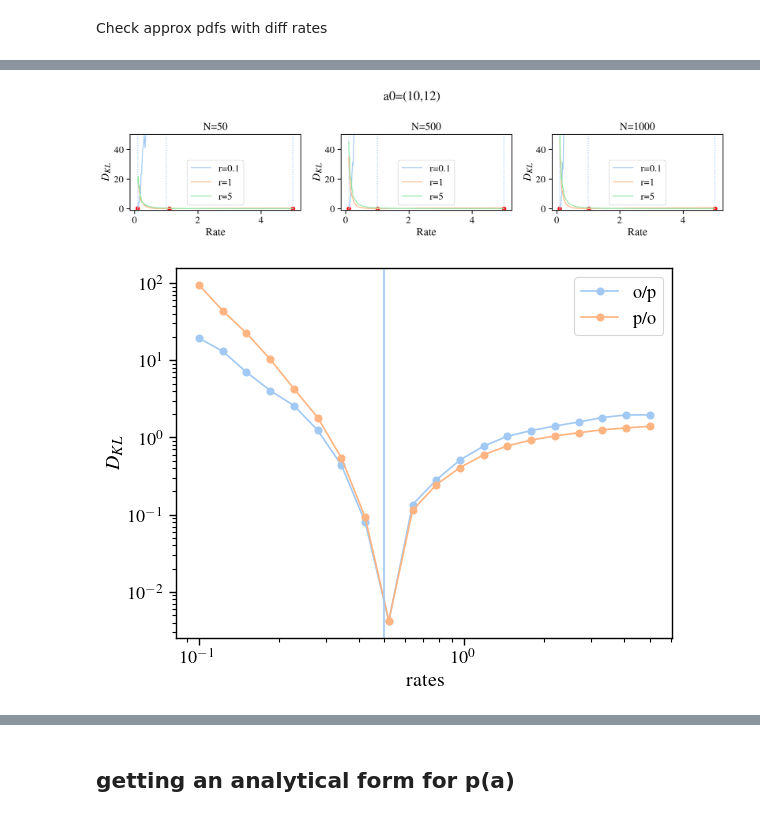
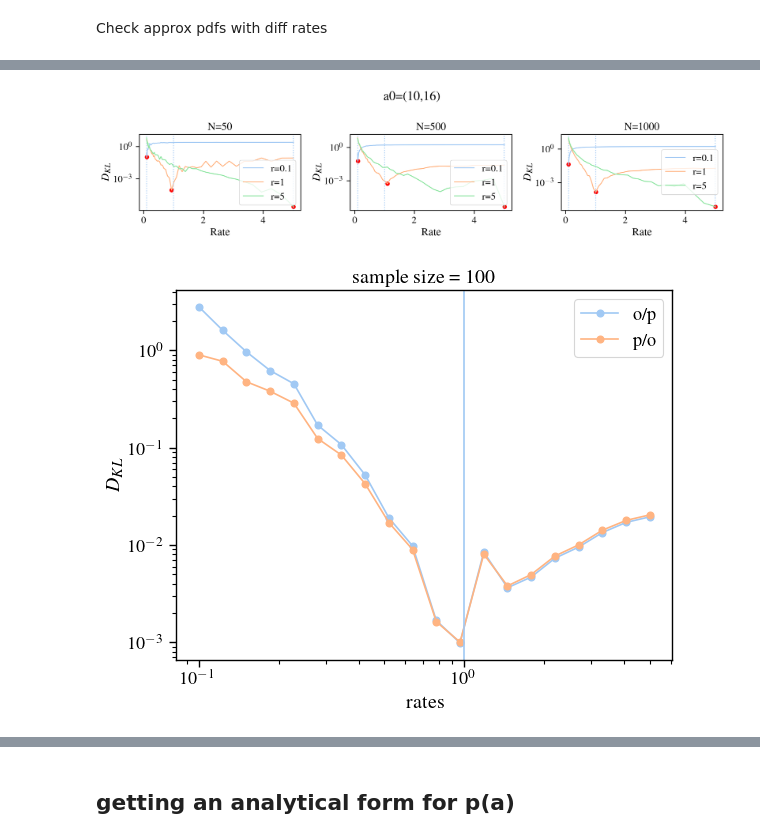
Before and after one commit to insepien/dftime, a Jupyter notebook: analytics.ipynb, the cells around one changed output, grey strips where cells are left out. Saved outputs shown, nothing was run; the diff lists cells and outputs as text; code cells hidden in the pictures.

```diff
--- a/analytics.ipynb
+++ b/analytics.ipynb
@@ -231,16 +260,26 @@ def KL_mock(trueRate, sampleSize, amin=2, amax=5, mbh=1e8,t=1,kde_h=1):
     # sample rates
     rates = np.logspace(-1,0.7,50)
     dKLs = []
+    # define smaller af range
+    af_cut_min = amin+2
+    af_cut_max = af_from_a0(np.array([amax]),mbh,t,rates[-1])
     for r in rates:
         # predict af
         af_pred = af_from_a0(a0=a0_obs,mbh=mbh,t=t,R=r)
+
+        # cut af to a smaller range
+        af_mask = lambda af: (af>af_cut_min) & (af<af_cut_max)
+        af_pred_cut = af_pred[af_mask(af_pred)]
+        af_obs_cut = af_obs[af_mask(af_obs)]
+
         # convert to pdf
         af_max = np.max([af_obs,af_pred])
         a = np.linspace(0,af_max+3,200,endpoint=True)
-        p_obs = scp_kde(af_obs,a,h=kde_h)
-        p_pred = scp_kde(af_pred,a,h=kde_h)
+        p_pred_cut = scp_kde(af_pred_cut,a,h=kde_h)
+        p_obs_cut = scp_kde(af_obs_cut,a,h=kde_h)
+
         # calculate KL div
-        dKL = div_KL(p_obs,p_pred)
+        dKL = div_KL(p_obs_cut,p_pred_cut)
         dKLs.append(dKL)
     return rates, dKLs
 
@@ -259,57 +298,70 @@ def plot_KL_curve(ax,rates,dKLs,trueRate,sampleSize):
 
 
 amin = 10
-amax = 12
+amax = 16
 # calculte and plot
 fig,ax = plt.subplots(1,3,figsize=(12,3),dpi=200)
 for tR in [0.1,1,5]:
     for a,size in zip(ax, [50,500,1000]):
         rates, dKLs = KL_mock(amin=amin,amax=amax,trueRate=tR, sampleSize=int(size))
         plot_KL_curve(a,rates, dKLs, tR, size)
-        a.set_ylim(-1,50)
+        a.set_yscale('log')
 
 fig.suptitle(f"a0=({amin},{amax})")
 fig.tight_layout();
 # %% [output]
-[figure, old version]
+[figure, new version]
 # %%
-trueRate=0.5
+trueRate=1
 sampleSize=100
 amin=10
-amax=12
+amax=16
 mbh=1e8
 t=1
 kde_h=1
 np.random.seed(0)
 
 # generate mock observations
 a0_obs,af_obs = monte_carlo_unif_a0(amin, amax, R=trueRate, N=sampleSize)
 
 # sample rates
 rates = np.logspace(-1,0.7,20)
+af_cut_min = amin+2
+af_cut_max = af_from_a0(np.array([amax]),mbh,t,rates[-1])
 dKLs = []
 dKLs_i = []
-dat = {}
+afs = {}
+pdfs = {}
 for r in rates:
     # predict af
     af_pred = af_from_a0(a0=a0_obs,mbh=mbh,t=t,R=r)
+    # cut af to a smaller range
+    af_mask = lambda af: (af>af_cut_min) & (af<af_cut_max)
+    af_pred_cut = af_pred[af_mask(af_pred)]
+    af_obs_cut = af_obs[af_mask(af_obs)]
+
     # convert to pdf
     af_max = np.max([af_obs,af_pred])
     a = np.linspace(0,af_max+3,200,endpoint=True)
-    p_obs = scp_kde(af_obs,a,h=kde_h)
-    p_pred = scp_kde(af_pred,a,h=kde_h)
+    p_pred_cut = scp_kde(af_pred_cut,a,h=kde_h)
+    p_obs_cut = scp_kde(af_obs_cut,a,h=kde_h)
+
     # calculate KL div
-    dKL = div_KL(p_obs,p_pred)
+    dKL = div_KL(p_obs_cut,p_pred_cut)
     dKLs.append(dKL)
-    dKLs_i.append(div_KL(p_pred,p_obs))
-    dat[r] = [af_pred]
+    dKLs_i.append(div_KL(p_pred_cut,p_obs_cut))
+
+    # save af and p_af
+    afs[r] = [af_pred,af_pred_cut,af_obs_cut]
+    pdfs[r] = [p_pred_cut, p_obs_cut]
 plt.plot(rates,dKLs,marker='o',label='o/p')
 plt.plot(rates,dKLs_i,marker='o',label='p/o')
 plt.xscale('log')
 plt.axvline(trueRate)
 plt.xlabel("rates")
 plt.ylabel("$D_{KL}$")
 plt.yscale('log')
+plt.title(f"sample size = {sampleSize}")
 plt.legend();
 # %% [output]
-[figure, old version]
+[figure, new version]
```
Also changed, not shown: parts of 13 cells of this notebook.
